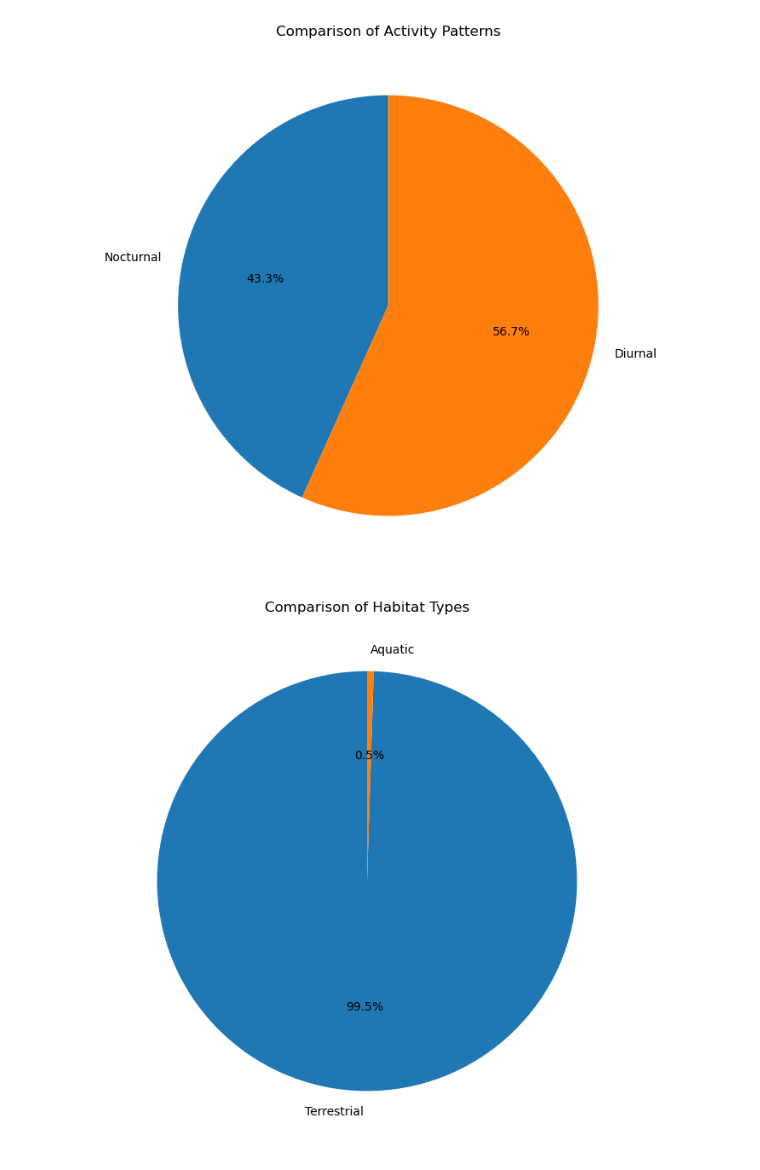
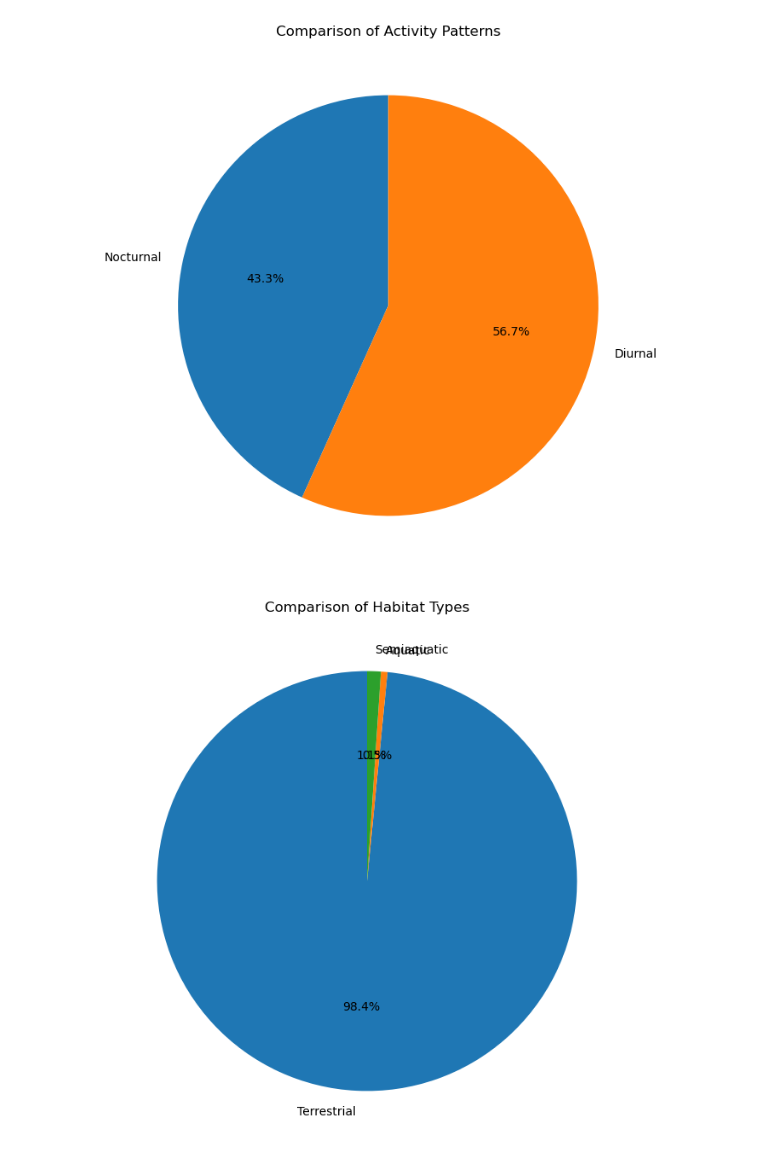
Before and after one commit to FlazeFy2/DS-Animal_Analyzing, a Jupyter notebook: exploratory data analysis-pie.ipynb, the cells around one changed output. Saved outputs shown, nothing was run; the diff lists cells and outputs as text; code cells hidden in the pictures.

```diff
--- a/exploratory data analysis-pie.ipynb
+++ b/exploratory data analysis-pie.ipynb
@@ -86,28 +86,30 @@ plt.show()
 # %%
 import pandas as pd
 import matplotlib.pyplot as plt
 
 df = pd.read_csv("animals_info new.csv")
 
 # Exploratory Data Analysis (EDA) - Pie Chart Comparison of Habitat Types
 # Split the Attributes
 df['Attributes'] = df['Attributes'].str.split(',')
 
 # Find Specific attributes & Count
 df['Terrestrial'] = df['Attributes'].apply(lambda x: 'Terrestrial' in x)
 df['Aquatic'] = df['Attributes'].apply(lambda x: 'Aquatic' in x)
+df['Semiaquatic'] = df['Attributes'].apply(lambda x: 'Semiaquatic' in x)
 comparison = {
     'Terrestrial': df['Terrestrial'].sum(),
     'Aquatic': df['Aquatic'].sum(),
+    'Semiaquatic': df['Semiaquatic'].sum(),
 }
 
 # Dataset
 comparison_df = pd.DataFrame(list(comparison.items()), columns=['Habitat Types', 'Count'])
 
 # Pie Chart
 plt.figure(figsize=(8, 8))
 plt.pie(comparison_df['Count'], labels=comparison_df['Habitat Types'], autopct='%1.1f%%', startangle=90)
 plt.title("Comparison of Habitat Types")
 plt.show()
 # %% [output]
-[figure, old version]
+[figure, new version]
```
Also changed, not shown: parts of 1 cell of this notebook.
